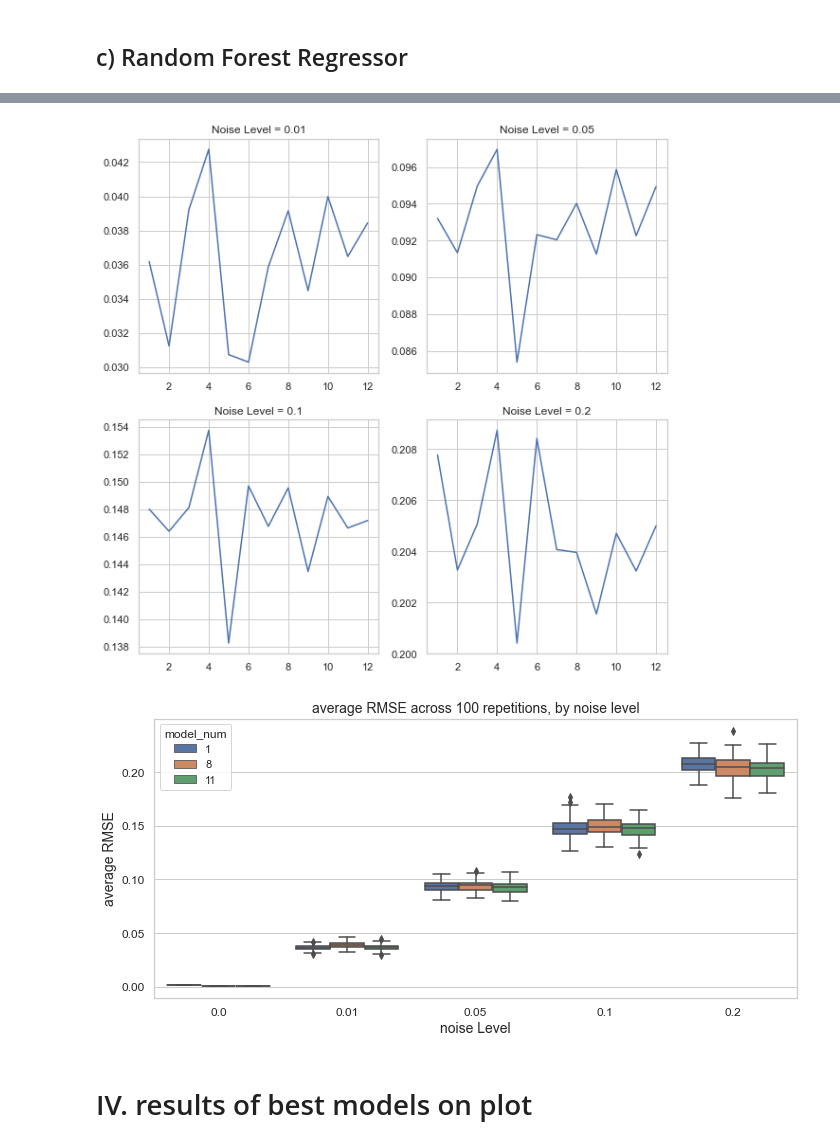
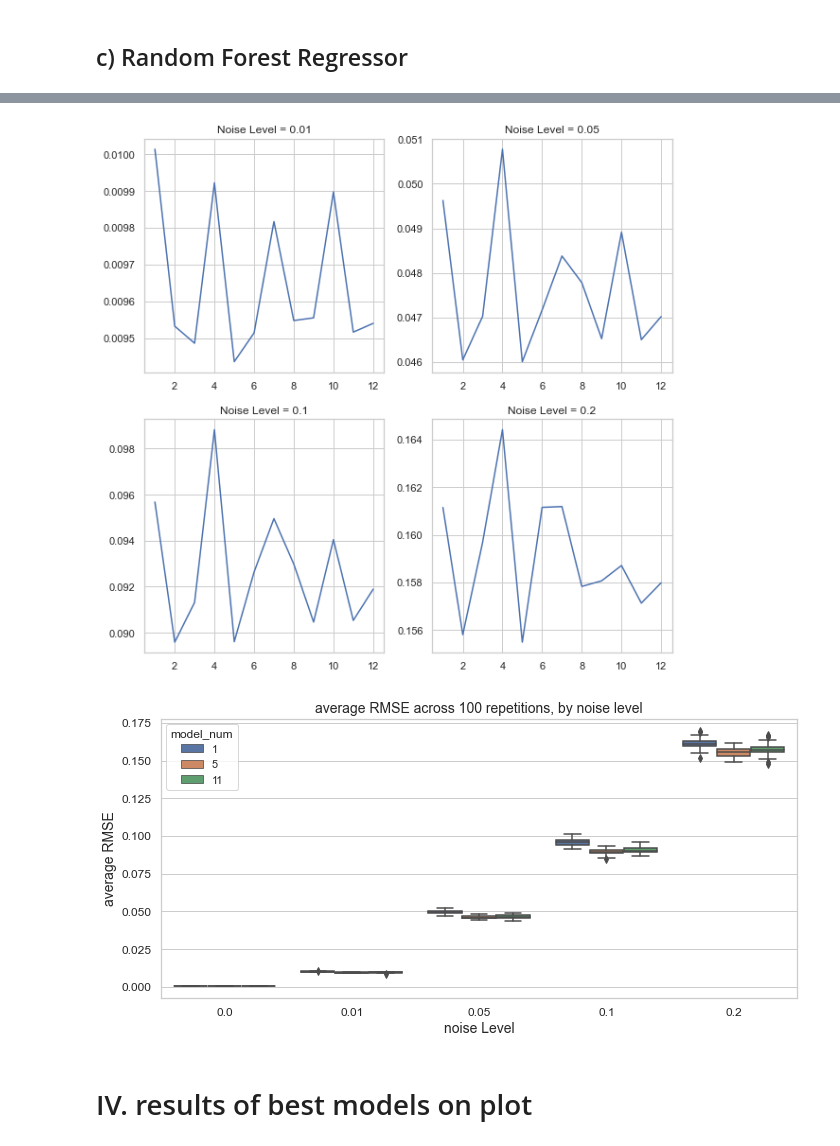
Before and after one commit to kylemjonesislanders/md-anderson, a Jupyter notebook: spectral-unmixing/simulation_experiment.ipynb, the cells around one changed output, grey strips where cells are left out. Cells and saved outputs as stored; diff of their text form; code cells hidden in the pictures.

```diff
--- a/spectral-unmixing/simulation_experiment.ipynb
+++ b/spectral-unmixing/simulation_experiment.ipynb
@@ -615,18 +605,18 @@ plt.show()
 results = []
 
 # Define alphas
-model_parameters = [[100, 3, 10],
-                    [100, 4, 10],
-                    [100, 3, 20],
-                    [100, 4, 20],
-                    [100, 3, 30],
+model_parameters = [[100, 4, 20],
+                    [100, 5, 20],
+                    [100, 6, 20],
                     [100, 4, 30],
-                    [500, 3, 10],
-                    [500, 4, 10],
-                    [500, 3, 20],
-                    [500, 4, 20],
-                    [500, 3, 30],
-                    [500, 4, 30]]
+                    [100, 5, 30],
+                    [100, 6, 30],
+                    [100, 4, 40],
+                    [100, 5, 40],
+                    [100, 6, 40],
+                    [100, 4, 40],
+                    [100, 5, 40],
+                    [100, 6, 40]]
 
 model_num = 1
 for model_params in model_parameters:
@@ -674,7 +664,10 @@ for model_params in model_parameters:
 
 # Save results as dataframe
 results = pd.DataFrame(results,
-                       columns = ['noise_level', 'rep', 'avg_rmse', 'model_num'])
+                       columns = ['noise_level',
+                                  'rep',
+                                  'avg_rmse',
+                                  'model_num'])
 results
 # %% [output]
 |  | noise_level | rep | avg_rmse | model_num |
@@ -726,27 +719,27 @@ dat_temp = avg_results.loc[avg_results['noise_level']==0.2].copy()
 axs[1, 1].plot(dat_temp['model_num'], dat_temp['mean_val'])
 axs[1, 1].title.set_text('Noise Level = 0.2')
 # %% [output]
-[figure, old version]
+[figure, new version]
 # %%
 # Box Plots of select k values
 fig, ax = plt.subplots(figsize = (10,5))
 sns.set(style="whitegrid")
 sns.boxplot(x='noise_level', y='avg_rmse', hue='model_num',
-            data = results.loc[results['model_num'].isin([1,8,11])])
+            data = results.loc[results['model_num'].isin([1,5,11])])
 ax.set_xlabel("noise Level",
               fontsize=14)
 ax.set_ylabel("average RMSE",
               fontsize=14)
 ax.set_title("average RMSE across 100 repetitions, by noise level",
              fontsize=14)
 for tick in ax.xaxis.get_major_ticks():
     tick.label.set_fontsize(12)
 for tick in ax.yaxis.get_major_ticks():
     tick.label.set_fontsize(12)
 fig.tight_layout()
 plt.show()
 # %% [output]
-[figure, old version]
+[figure, new version]
 # %% [markdown]
 # IV. results of best models on plot
 # %%
```
Also changed, not shown: parts of 11 cells of this notebook.
